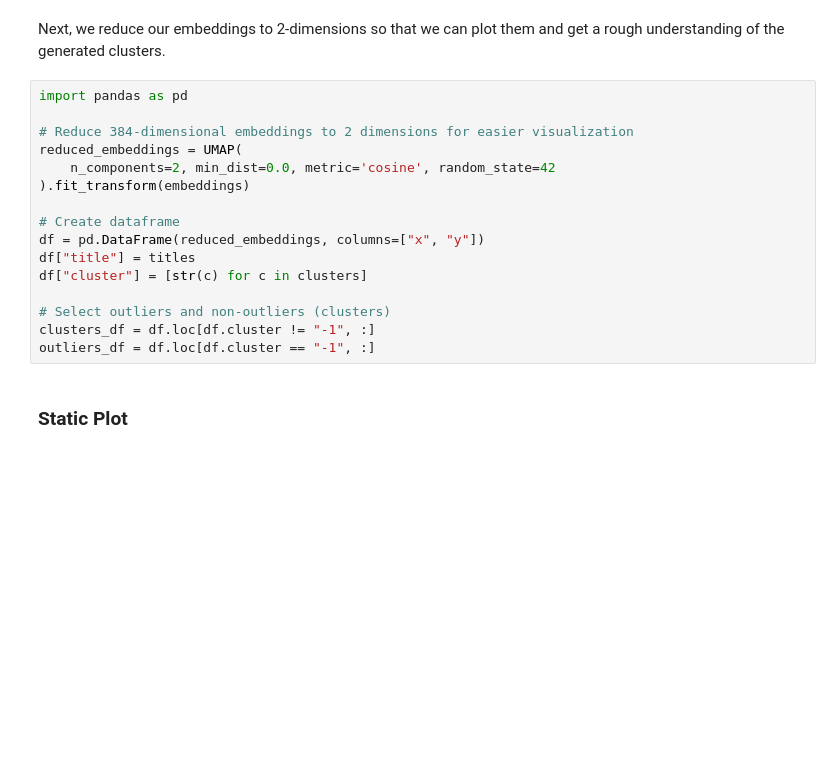
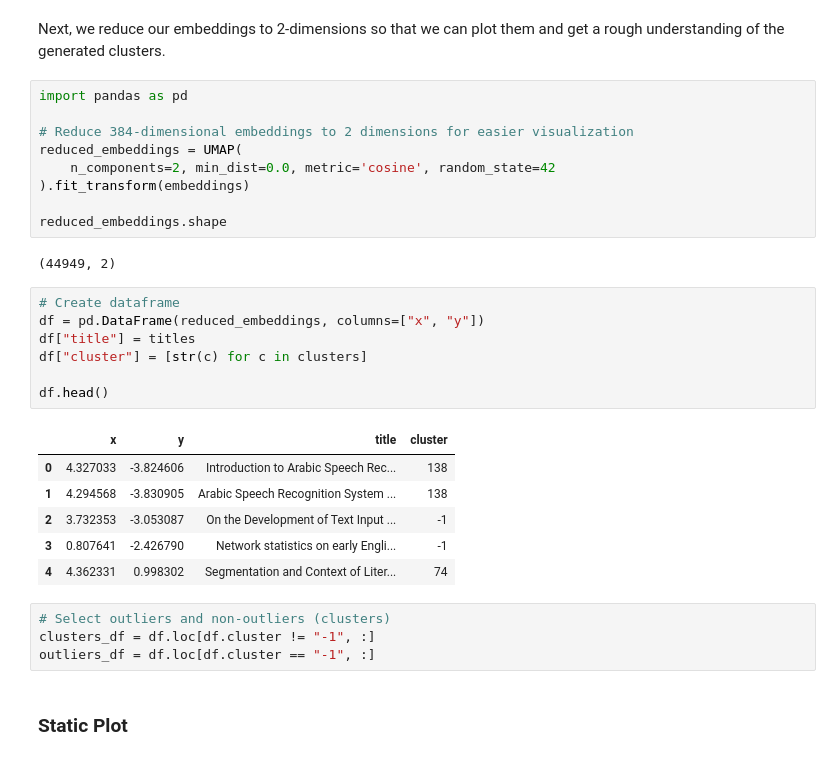
Before and after one commit to ssuai/Hands-On-Large-Language-Models, a Jupyter notebook: chapter05/lab_5-1.ipynb, the cells around one changed output. Drawn from its saved outputs; the diff is of its cells as text; blank space fills up the shorter version.

```diff
--- a/chapter05/lab_5-1.ipynb
+++ b/chapter05/lab_5-1.ipynb
@@ -123,14 +123,27 @@ reduced_embeddings = UMAP(
     n_components=2, min_dist=0.0, metric='cosine', random_state=42
 ).fit_transform(embeddings)
 
-# Create dataframe
-df = pd.DataFrame(reduced_embeddings, columns=["x", "y"])
-df["title"] = titles
-df["cluster"] = [str(c) for c in clusters]
-
-# Select outliers and non-outliers (clusters)
-clusters_df = df.loc[df.cluster != "-1", :]
-outliers_df = df.loc[df.cluster == "-1", :]
+reduced_embeddings.shape
+# %% [output]
+(44949, 2)
+# %%
+# Create dataframe
+df = pd.DataFrame(reduced_embeddings, columns=["x", "y"])
+df["title"] = titles
+df["cluster"] = [str(c) for c in clusters]
+
+df.head()
+# %% [output]
+|  | x | y | title | cluster |
+| 0 | 4.327033 | -3.824606 | Introduction to Arabic Speech Rec... | 138 |
+| 1 | 4.294568 | -3.830905 | Arabic Speech Recognition System ... | 138 |
+| 2 | 3.732353 | -3.053087 | On the Development of Text Input ... | -1 |
+| 3 | 0.807641 | -2.426790 | Network statistics on early Engli... | -1 |
+| 4 | 4.362331 | 0.998302 | Segmentation and Context of Liter... | 74 |
+# %%
+# Select outliers and non-outliers (clusters)
+clusters_df = df.loc[df.cluster != "-1", :]
+outliers_df = df.loc[df.cluster == "-1", :]
 # %% [markdown]
 ### Static Plot
 # %%
```
